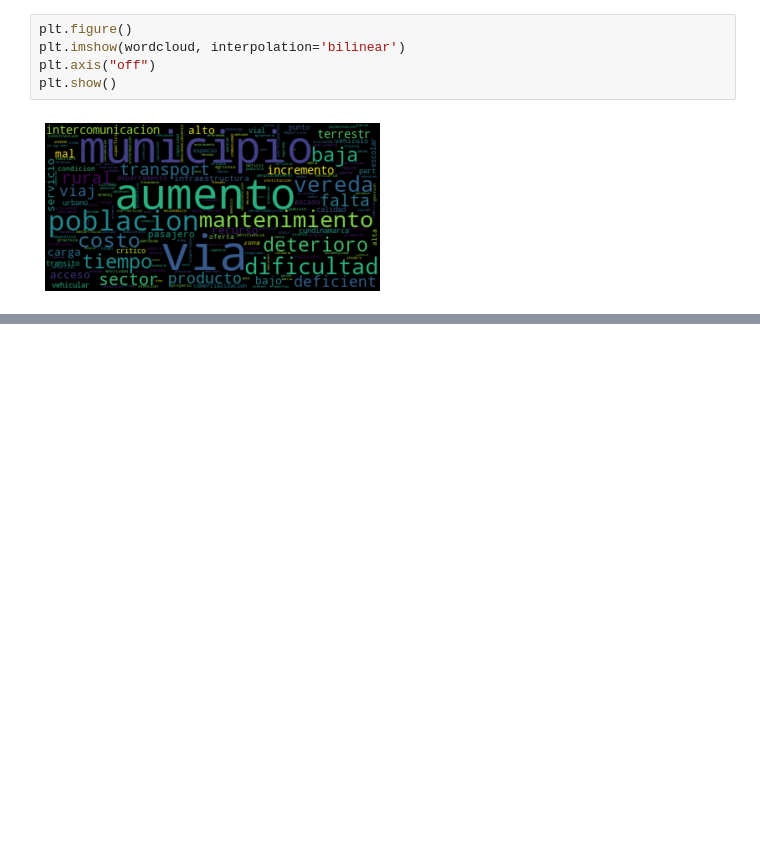
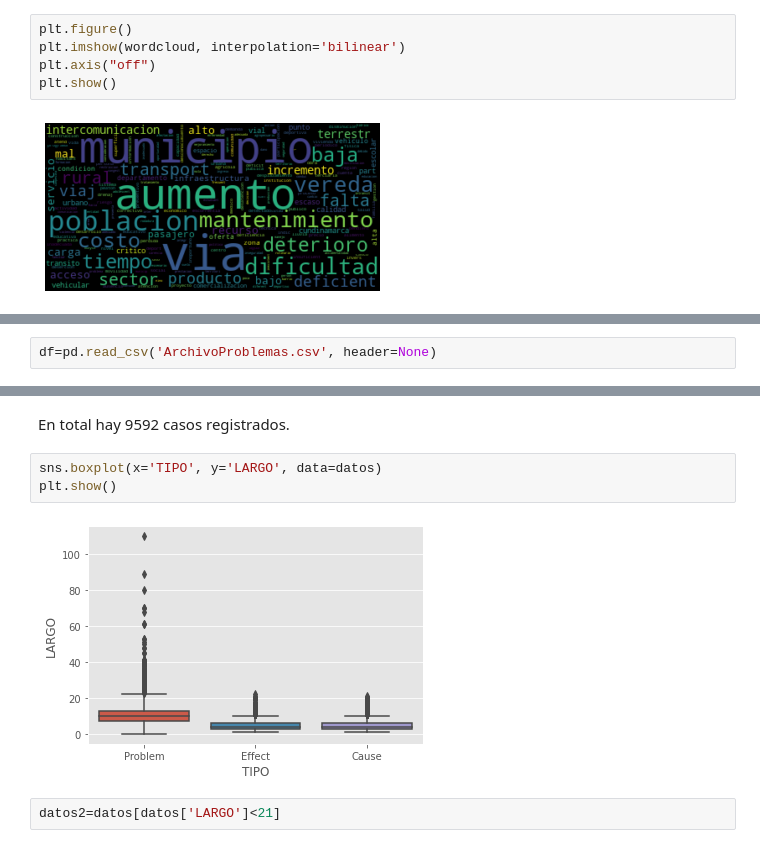
Before and after one commit to abdala9512/nlp-evaluacion-problemas-sociales, a Jupyter notebook: src/notebooks/Evaluacion_problemas_sociales_PLN.ipynb, the cells around one changed output, grey strips where cells are left out. Saved outputs shown, nothing was run; the diff lists cells and outputs as text; blank space fills up the shorter version.

```diff
--- a/src/notebooks/Evaluacion_problemas_sociales_PLN.ipynb
+++ b/src/notebooks/Evaluacion_problemas_sociales_PLN.ipynb
@@ -437,0 +499,2 @@ plt.show()
+# %%
+df=pd.read_csv('ArchivoProblemas.csv', header=None)
@@ -437,0 +561,9 @@ plt.show()
+# %% [markdown]
+En total hay 9592 casos registrados.
+# %%
+sns.boxplot(x='TIPO', y='LARGO', data=datos)
+plt.show()
+# %% [output]
+[figure, added]
+# %%
+datos2=datos[datos['LARGO']<21]
```
Also changed, not shown: parts of 31 cells of this notebook.
